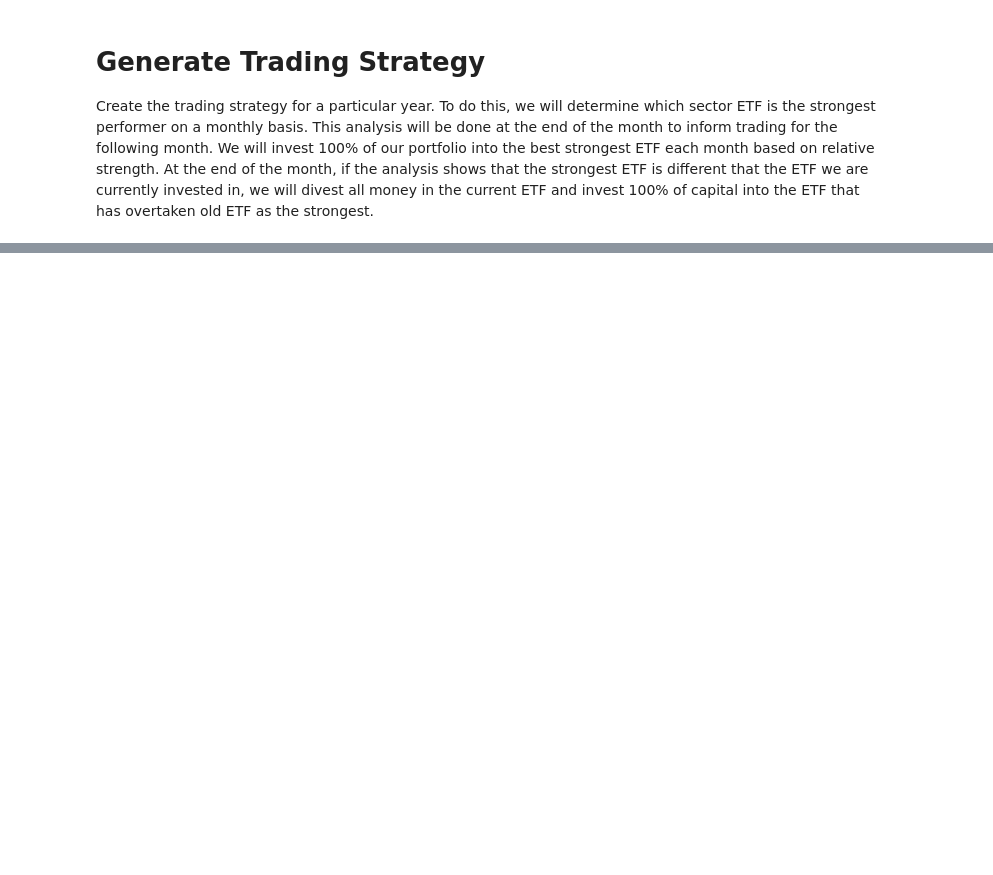
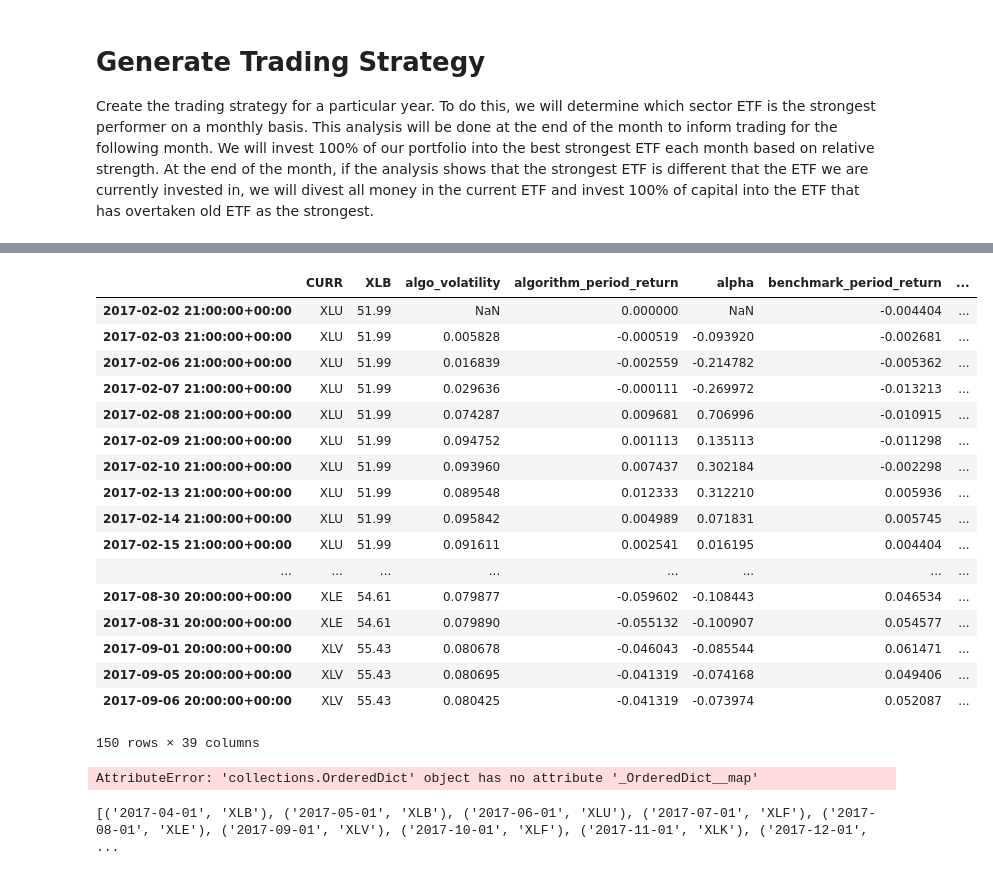
Before and after one commit to ncasale/zipline-setup, a Jupyter notebook: Sector ETF Trading Backtest.ipynb, the cells around one changed output, grey strips where cells are left out. Cells and saved outputs as stored; diff of their text form; code cells hidden in the pictures; blank space fills up the shorter version.

```diff
--- a/Sector ETF Trading Backtest.ipynb
+++ b/Sector ETF Trading Backtest.ipynb
@@ -57,0 +120,36 @@ OrderedDict([('1999-02-01', 'XLK'), ('1999-03-01', 'XLF'), ('1999-04-01', 'XLK')
+# %%
+#import matplotlib.pyplot as plt
+perf.head(150)
+# %% [output]
+|  | CURR | XLB | algo_volatility | algorithm_period_return | alpha | benchmark_period_return | ... |
+| 2017-02-02 21:00:00+00:00 | XLU | 51.99 | NaN | 0.000000 | NaN | -0.004404 | ... |
+| 2017-02-03 21:00:00+00:00 | XLU | 51.99 | 0.005828 | -0.000519 | -0.093920 | -0.002681 | ... |
+| 2017-02-06 21:00:00+00:00 | XLU | 51.99 | 0.016839 | -0.002559 | -0.214782 | -0.005362 | ... |
+| 2017-02-07 21:00:00+00:00 | XLU | 51.99 | 0.029636 | -0.000111 | -0.269972 | -0.013213 | ... |
+| 2017-02-08 21:00:00+00:00 | XLU | 51.99 | 0.074287 | 0.009681 | 0.706996 | -0.010915 | ... |
+| 2017-02-09 21:00:00+00:00 | XLU | 51.99 | 0.094752 | 0.001113 | 0.135113 | -0.011298 | ... |
+| 2017-02-10 21:00:00+00:00 | XLU | 51.99 | 0.093960 | 0.007437 | 0.302184 | -0.002298 | ... |
+| 2017-02-13 21:00:00+00:00 | XLU | 51.99 | 0.089548 | 0.012333 | 0.312210 | 0.005936 | ... |
+| 2017-02-14 21:00:00+00:00 | XLU | 51.99 | 0.095842 | 0.004989 | 0.071831 | 0.005745 | ... |
+| 2017-02-15 21:00:00+00:00 | XLU | 51.99 | 0.091611 | 0.002541 | 0.016195 | 0.004404 | ... |
+| ... | ... | ... | ... | ... | ... | ... | ... |
+| 2017-08-30 20:00:00+00:00 | XLE | 54.61 | 0.079877 | -0.059602 | -0.108443 | 0.046534 | ... |
+| 2017-08-31 20:00:00+00:00 | XLE | 54.61 | 0.079890 | -0.055132 | -0.100907 | 0.054577 | ... |
+| 2017-09-01 20:00:00+00:00 | XLV | 55.43 | 0.080678 | -0.046043 | -0.085544 | 0.061471 | ... |
+| 2017-09-05 20:00:00+00:00 | XLV | 55.43 | 0.080695 | -0.041319 | -0.074168 | 0.049406 | ... |
+| 2017-09-06 20:00:00+00:00 | XLV | 55.43 | 0.080425 | -0.041319 | -0.073974 | 0.052087 | ... |
+150 rows × 39 columns
+# %%
+dir(monthly_best_performers._OrderedDict__map['2017-01-01'])
+# %% [output]
+AttributeError: 'collections.OrderedDict' object has no attribute '_OrderedDict__map'
+# %%
+
+# Make copy of algo dictionary to use
+best_performers = []
+for key in list(monthly_best_performers.keys()):
+    best_performers.append((key, monthly_best_performers[key]))
+
+print(best_performers)
+# %% [output]
+[('2017-04-01', 'XLB'), ('2017-05-01', 'XLB'), ('2017-06-01', 'XLU'), ('2017-07-01', 'XLF'), ('2017-08-01', 'XLE'), ('2017-09-01', 'XLV'), ('2017-10-01', 'XLF'), ('2017-11-01', 'XLK'), ('2017-12-01',  ...
```
Also changed, not shown: parts of 8 cells of this notebook, 2 other files.
